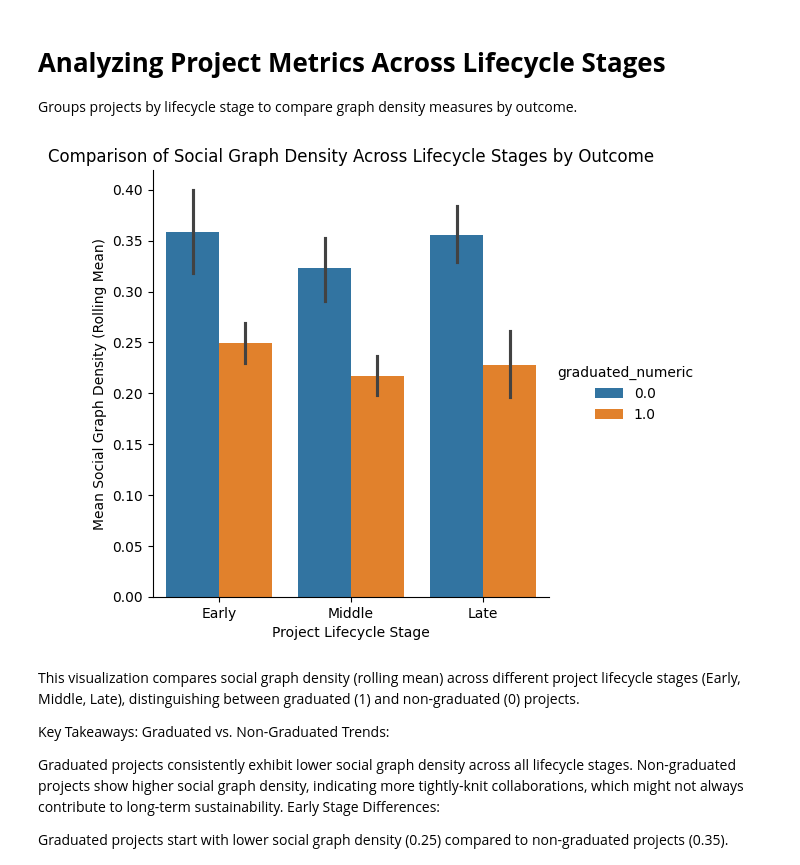
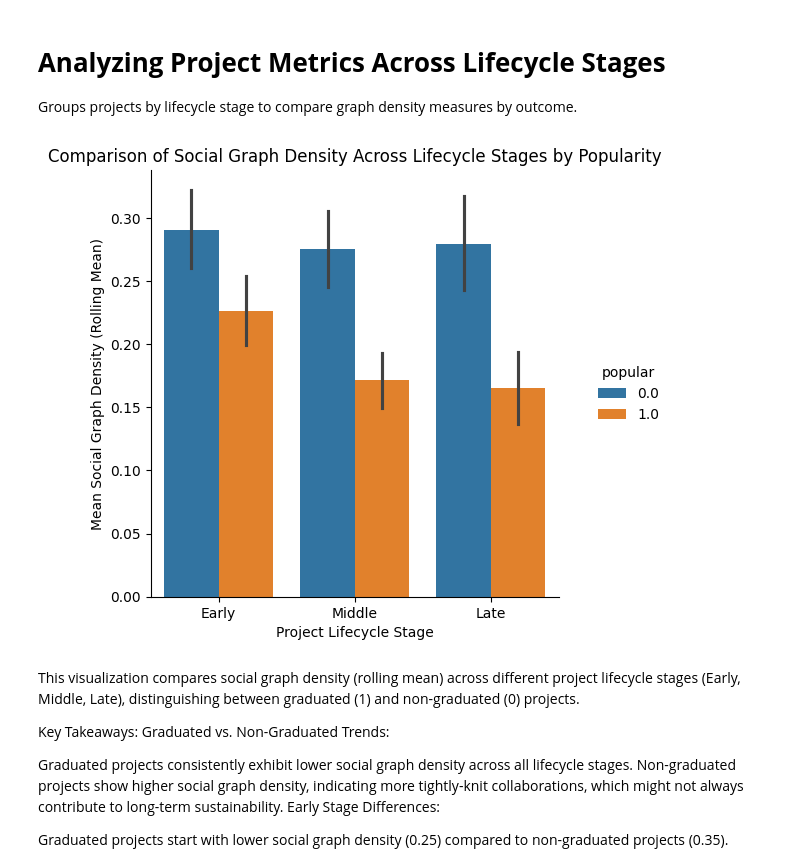
Before and after one commit to haseebshaik00/SEProject-Team4-The-Popularity-Paradigm, a Jupyter notebook: #RQ1(new).ipynb, the cells around one changed output. Saved outputs shown, nothing was run; the diff lists cells and outputs as text; code cells hidden in the pictures.

```diff
--- a/#RQ1(new).ipynb
+++ b/#RQ1(new).ipynb
@@ -179,8 +320,8 @@ Implications: These results highlight the importance of managing the complexity
 
 Visualizes how the number of developer nodes has evolved over time, providing insights into project development dynamics.
 # %%
-df_merged['month'] = pd.to_datetime(df_merged['month'])
-df_time_series = df_merged.set_index('month')
+df['month'] = pd.to_datetime(df['month'])
+df_time_series = df.set_index('month')
 rolling_window_size = 12
 df_time_series.groupby('proj_name')['t_num_dev_nodes'].rolling(window=rolling_window_size).mean().unstack(level=0).plot(legend=False)
 plt.title(f'Time-Series of Developer Node Growth (Rolling Window: {rolling_window_size} Months)')
@@ -258,29 +415,40 @@ Projects with moderate technical graph density (t_graph_density_rm) and well-dis
 
 Groups projects by lifecycle stage to compare graph density measures by outcome.
 # %%
-df_merged['month'] = pd.to_datetime(df_merged['month'], errors='coerce')
-df_merged.sort_values(by=['proj_name', 'month'], inplace=True)
+import pandas as pd
+import matplotlib.pyplot as plt
+import seaborn as sns  # Make sure seaborn is imported for visualization
+
+# Assuming df is already loaded with your data
+df['month'] = pd.to_datetime(df['month'], errors='coerce')
+df.sort_values(by=['proj_name', 'month'], inplace=True)
 
 rolling_window = 12
 
-df_merged['s_graph_density_rm'] = df_merged.groupby('proj_name')['s_graph_density'].transform(lambda x: x.rolling(window=rolling_window, min_periods=1).mean())
-df_merged['t_graph_density_rm'] = df_merged.groupby('proj_name')['t_graph_density'].transform(lambda x: x.rolling(window=rolling_window, min_periods=1).mean())
+# Apply rolling mean transformation for graph density
+df['s_graph_density_rm'] = df.groupby('proj_name')['s_graph_density'].transform(
+    lambda x: x.rolling(window=rolling_window, min_periods=1).mean())
+df['t_graph_density_rm'] = df.groupby('proj_name')['t_graph_density'].transform(
+    lambda x: x.rolling(window=rolling_window, min_periods=1).mean())
 
-df_merged['lifecycle_stage'] = pd.qcut(df_merged['month'].rank(method='first'), q=3, labels=['Early', 'Middle', 'Late'])
+# Categorize projects into lifecycle stages based on the 'month' ranking
+df['lifecycle_stage'] = pd.qcut(df['month'].rank(method='first'), q=3, labels=['Early', 'Middle', 'Late'])
 
-project_avg = df_merged.groupby(['proj_name', 'lifecycle_stage']).agg({
+# Group by project name and lifecycle stage to calculate averages
+project_avg = df.groupby(['proj_name', 'lifecycle_stage']).agg({
     's_graph_density_rm': 'mean',
     't_graph_density_rm': 'mean',
-    'graduated_numeric': 'first'
+    'popular': 'first'  # Updated to use 'popular' instead of 'graduated_numeric'
 }).reset_index()
 
-sns.catplot(x='lifecycle_stage', y='s_graph_density_rm', hue='graduated_numeric', kind='bar', data=project_avg)
-plt.title('Comparison of Social Graph Density Across Lifecycle Stages by Outcome')
+# Create a categorical plot to visualize the relationship
+sns.catplot(x='lifecycle_stage', y='s_graph_density_rm', hue='popular', kind='bar', data=project_avg)
+plt.title('Comparison of Social Graph Density Across Lifecycle Stages by Popularity')
 plt.ylabel('Mean Social Graph Density (Rolling Mean)')
 plt.xlabel('Project Lifecycle Stage')
 plt.show()
 # %% [output]
-[figure, old version]
+[figure, new version]
 # %% [markdown]
 This visualization compares social graph density (rolling mean) across different project lifecycle stages (Early, Middle, Late), distinguishing between graduated (1) and non-graduated (0) projects.
 
```
Also changed, not shown: parts of 11 cells of this notebook.
